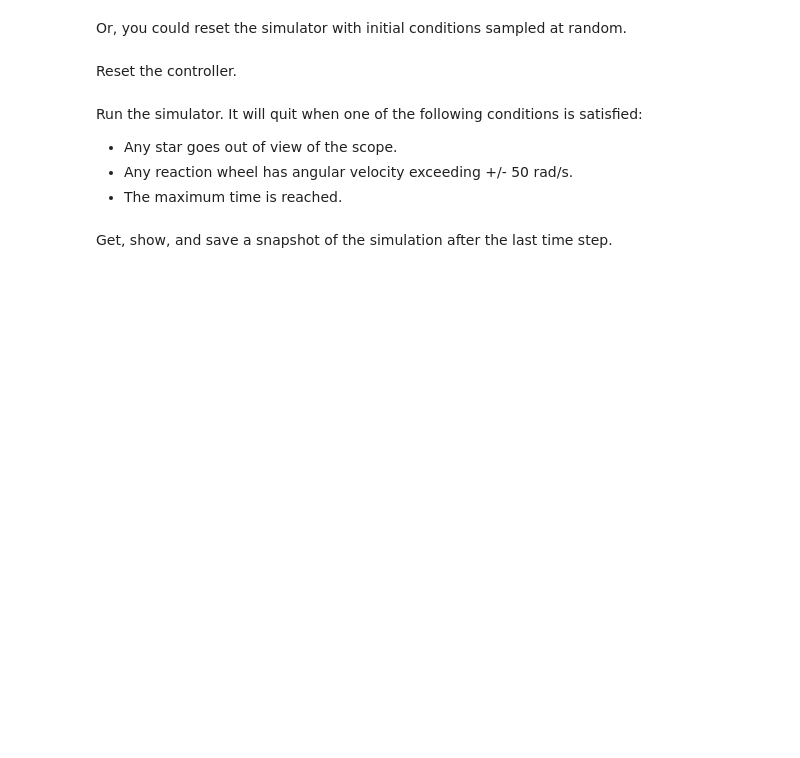
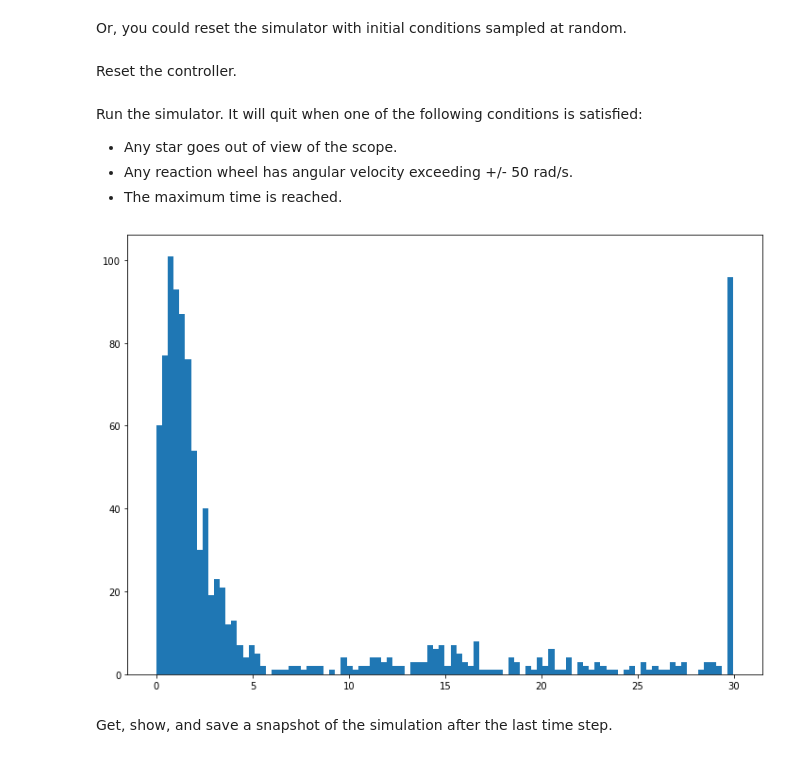
Before and after one commit to varshakrishnakumar/AE-353-Design-Project-3, a Jupyter notebook: RunSpacecraft.ipynb, the cells around one changed output. Drawn from its saved outputs; the diff is of its cells as text; code cells hidden in the pictures; blank space fills up the shorter version.

Commit message:
initial histogram commit

```diff
--- a/RunSpacecraft.ipynb
+++ b/RunSpacecraft.ipynb
@@ -289,3 +289,7 @@ linalg.eigvals(A - B @ K)
 array([-0.43520401+0.42875449j, -0.43520401-0.42875449j,
        -0.28906735+0.28668161j, -0.28906735-0.28668161j,
        -0.2926095 +0.28306529j, -0.2926095 -0.28306529j])
+# %%
+C_num = sym.lambdify((psi, theta, phi), G.jacobian([psi, theta, phi, w_x, w_y, w_z]))
+C = C_num(psi_e, theta_e, phi_e)
+C
@@ -291,0 +323,14 @@ array([-0.43520401+0.42875449j, -0.43520401-0.42875449j,
+# %%
+# Qo1 = np.diag(np.ones(2*5)) # (2n)x(2n) for an n star system
+# Ro1 = 0.05*np.diag([1.,1.,1.,1.,1.,1.])
+
+Qo = np.eye(A.shape[0])*5
+Ro = np.eye(C.shape[0])*0.5
+print(Qo)
+
+P = linalg.solve_continuous_are(A.T, C.T, linalg.inv(Qo), linalg.inv(Ro)).T
+L = (linalg.inv(Ro) @  C @ P).T
+L
+print(L.shape)
+L.shape
+Geq.shape
@@ -363,3 +473,17 @@ data = simulator.run(
+# %%
+import statistics as stat
+from matplotlib import pyplot as plt
+
+av_time = sum(run_times)/1000
+st_dev = stat.stdev(run_times)
+
+fig, axs = plt.subplots(1, 1, figsize=(10, 7), tight_layout=True)
+
+axs.hist(run_times, 100)
+
+plt.show()
+# %% [output]
+[figure, added]
 # %% [markdown]
 Get, show, and save a snapshot of the simulation after the last time step.
 # %%
```
Also changed, not shown: parts of 12 cells of this notebook, 2 other files.
